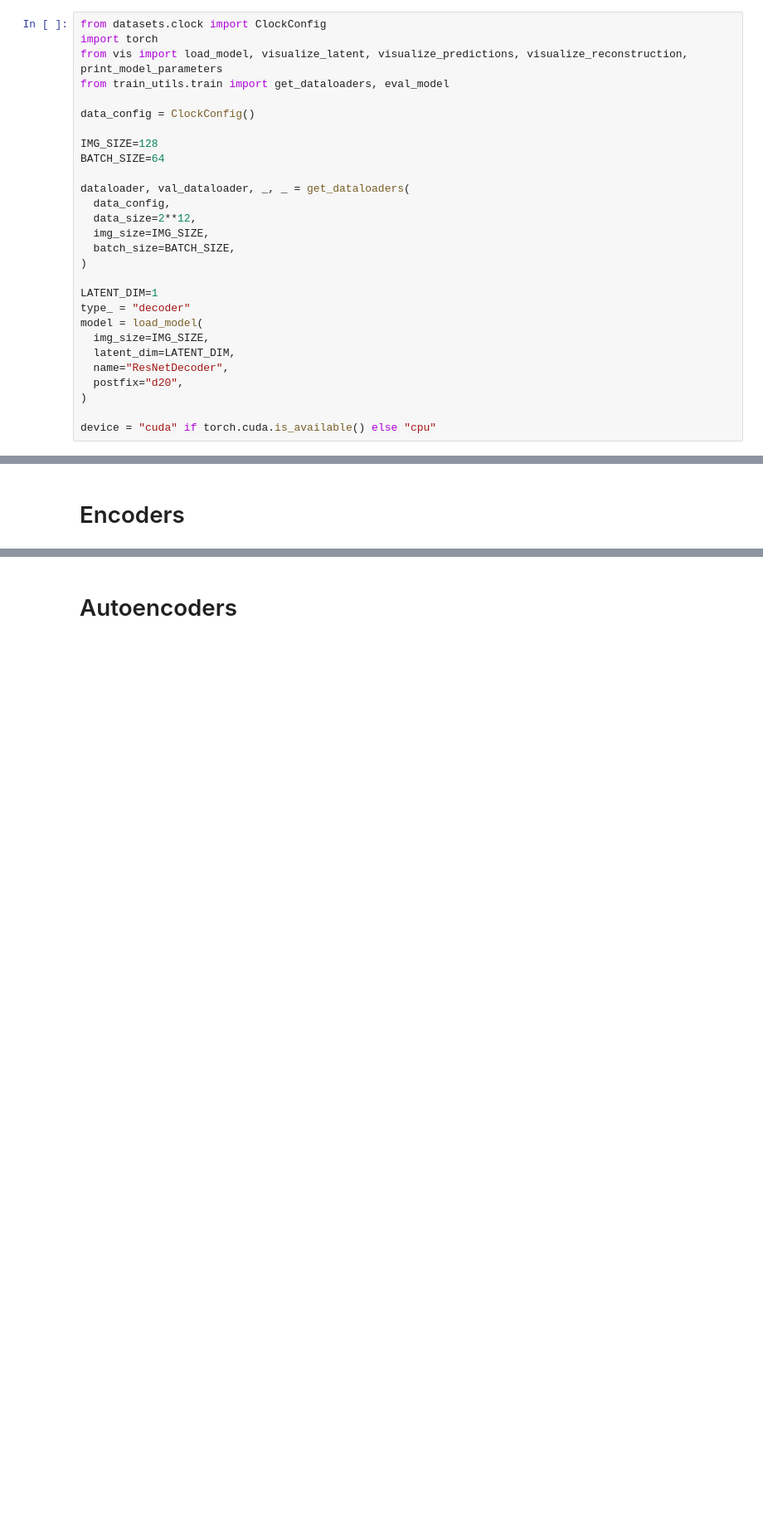
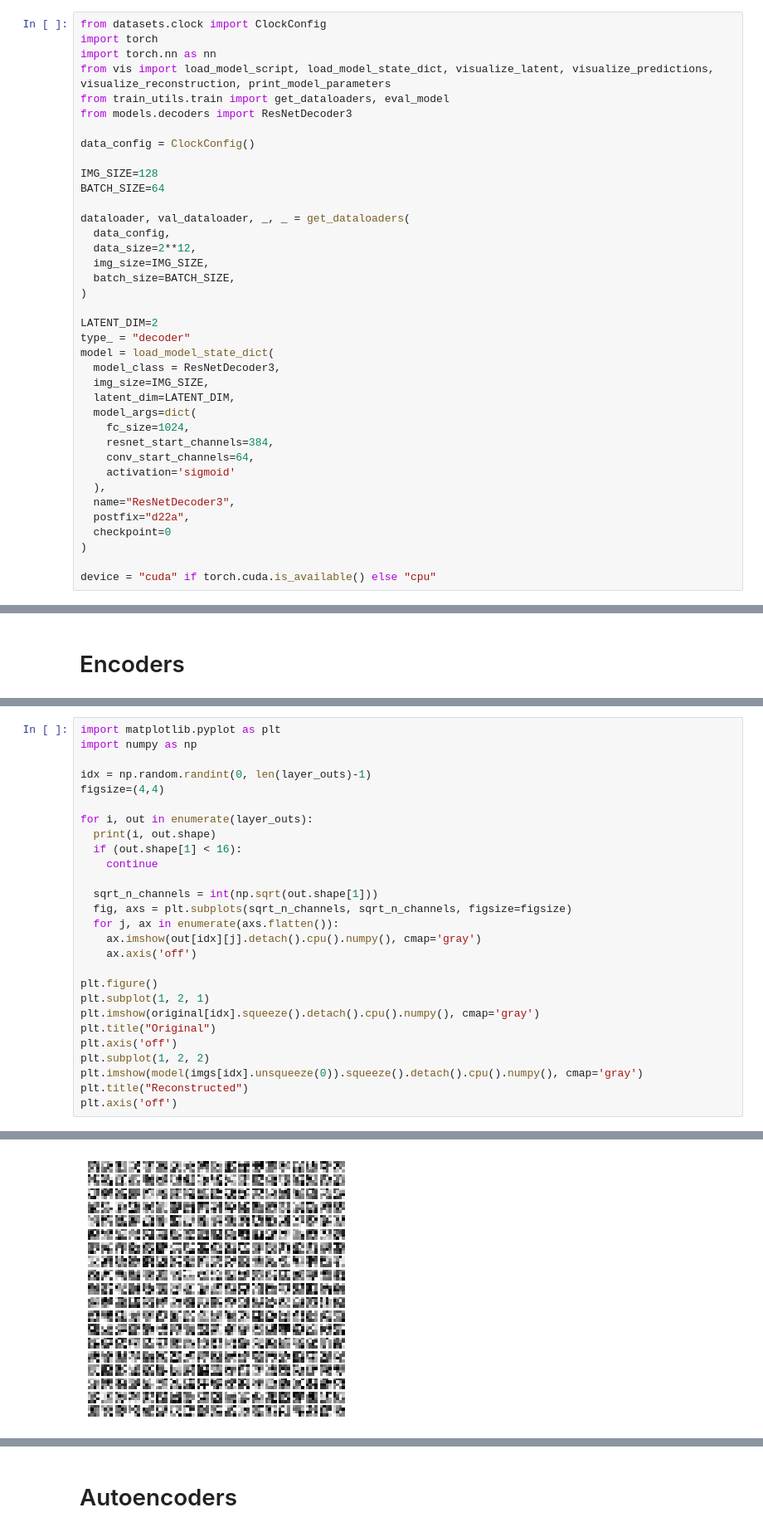
Before and after one commit to uzairname/manifold-learning, a Jupyter notebook: visualize_feats.ipynb, the cells around one changed output, grey strips where cells are left out. Shown at 83% size. Drawn from its saved outputs; the diff is of its cells as text; blank space fills up the shorter version.

```diff
--- a/visualize_feats.ipynb
+++ b/visualize_feats.ipynb
@@ -4,8 +4,10 @@
 # %%
 from datasets.clock import ClockConfig
 import torch
-from vis import load_model, visualize_latent, visualize_predictions, visualize_reconstruction, print_model_parameters
+import torch.nn as nn
+from vis import load_model_script, load_model_state_dict, visualize_latent, visualize_predictions, visualize_reconstruction, print_model_parameters
 from train_utils.train import get_dataloaders, eval_model
+from models.decoders import ResNetDecoder3
 
 data_config = ClockConfig()
 
@@ -19,13 +21,21 @@ dataloader, val_dataloader, _, _ = get_dataloaders(
   batch_size=BATCH_SIZE,
 )
 
-LATENT_DIM=1
+LATENT_DIM=2
 type_ = "decoder"
-model = load_model(
+model = load_model_state_dict(
+  model_class = ResNetDecoder3,
   img_size=IMG_SIZE,
   latent_dim=LATENT_DIM,
-  name="ResNetDecoder",
-  postfix="d20",
+  model_args=dict(
+    fc_size=1024,
+    resnet_start_channels=384,
+    conv_start_channels=64,
+    activation='sigmoid'
+  ),
+  name="ResNetDecoder3",
+  postfix="d22a",
+  checkpoint=0
 )
 
 device = "cuda" if torch.cuda.is_available() else "cpu"
@@ -47,0 +101,28 @@ visualize_reconstruction(type_, model, dataloader, latent_dim=LATENT_DIM)
+# %%
+import matplotlib.pyplot as plt
+import numpy as np
+
+idx = np.random.randint(0, len(layer_outs)-1)
+figsize=(4,4)
+
+for i, out in enumerate(layer_outs):
+  print(i, out.shape)
+  if (out.shape[1] < 16):
+    continue
+
+  sqrt_n_channels = int(np.sqrt(out.shape[1]))
+  fig, axs = plt.subplots(sqrt_n_channels, sqrt_n_channels, figsize=figsize)
+  for j, ax in enumerate(axs.flatten()):
+    ax.imshow(out[idx][j].detach().cpu().numpy(), cmap='gray')
+    ax.axis('off')
+
+plt.figure()
+plt.subplot(1, 2, 1)
+plt.imshow(original[idx].squeeze().detach().cpu().numpy(), cmap='gray')
+plt.title("Original")
+plt.axis('off')
+plt.subplot(1, 2, 2)
+plt.imshow(model(imgs[idx].unsqueeze(0)).squeeze().detach().cpu().numpy(), cmap='gray')
+plt.title("Reconstructed")
+plt.axis('off')
+# %% [output]
@@ -47,0 +135 @@ visualize_reconstruction(type_, model, dataloader, latent_dim=LATENT_DIM)
+[figure, added]
```
Also changed, not shown: parts of 10 cells of this notebook, 13 other files.
